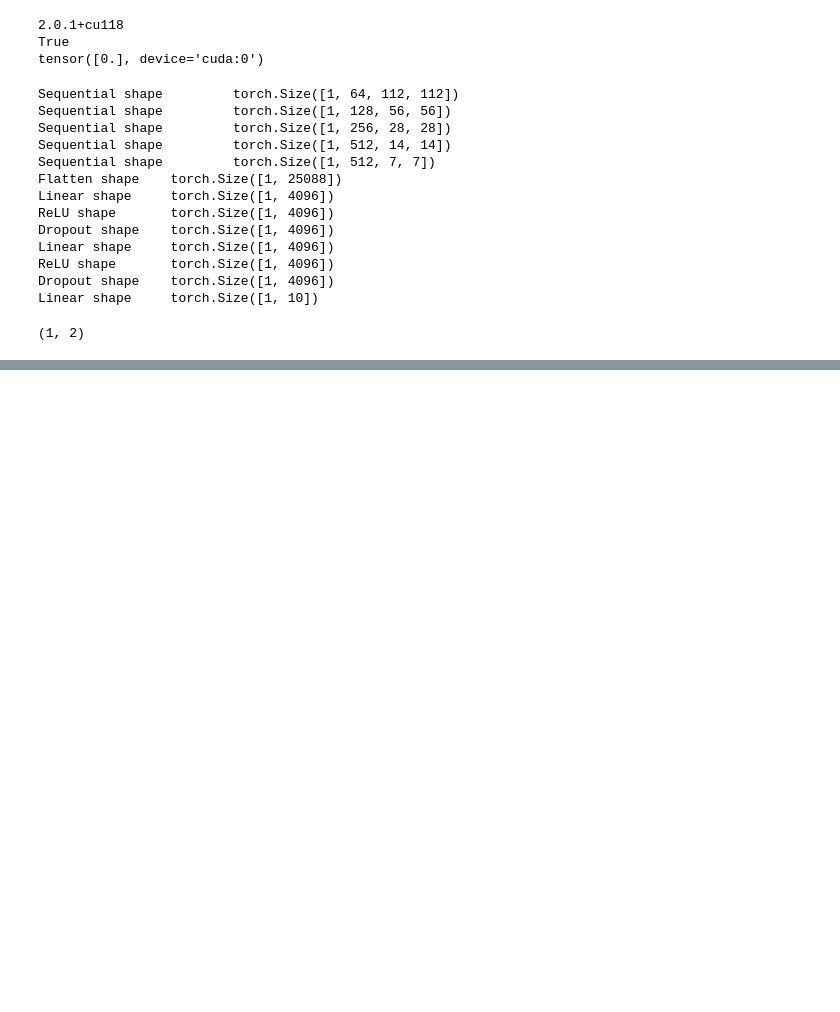
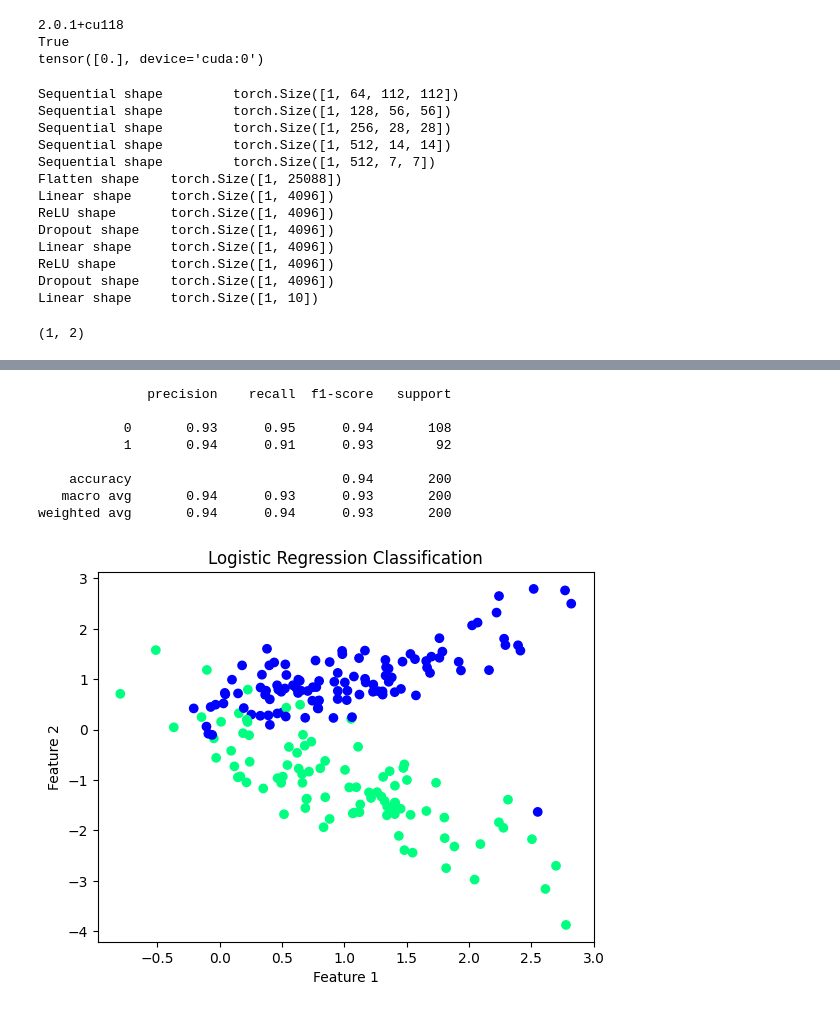
Before and after one commit to Muyiiiii/LimuClass-DL, a Jupyter notebook: code/myCode/try.ipynb, the cells around one changed output, grey strips where cells are left out. Cells and saved outputs as stored; diff of their text form; code cells hidden in the pictures; blank space fills up the shorter version.

```diff
--- a/code/myCode/try.ipynb
+++ b/code/myCode/try.ipynb
@@ -289,0 +328,42 @@ a
+# %%
+import numpy as np
+import matplotlib.pyplot as plt
+from sklearn.datasets import make_classification
+from sklearn.linear_model import LogisticRegression
+from sklearn.model_selection import train_test_split
+from sklearn.metrics import classification_report
+
+# 创建一个模拟数据集
+X, Y = make_classification(n_samples=1000, n_features=2, n_redundant=0, n_informative=2, random_state=1, n_clusters_per_class=1)
+
+# 划分数据集为训练集和测试集
+X_train, X_test, Y_train, Y_test = train_test_split(X, Y, test_size=0.2, random_state=42)
+
+# 初始化逻辑回归模型
+model = LogisticRegression()
+
+# 使用训练数据拟合模型
+model.fit(X_train, Y_train)
+
+# 在测试集上进行预测
+predictions = model.predict(X_test)
+
+# 输出分类报告
+print(classification_report(Y_test, predictions))
+
+# 可视化
+plt.scatter(X_test[:, 0], X_test[:, 1], c=Y_test, cmap='winter')
+plt.xlabel('Feature 1')
+plt.ylabel('Feature 2')
+plt.title('Logistic Regression Classification')
+plt.show()
+# %% [output]
+              precision    recall  f1-score   support
+
+           0       0.93      0.95      0.94       108
+           1       0.94      0.91      0.93        92
+
+    accuracy                           0.94       200
+   macro avg       0.94      0.93      0.93       200
+weighted avg       0.94      0.94      0.93       200
+[figure, added]
```
Also changed, not shown: parts of 1 cell of this notebook, 9 other files.
